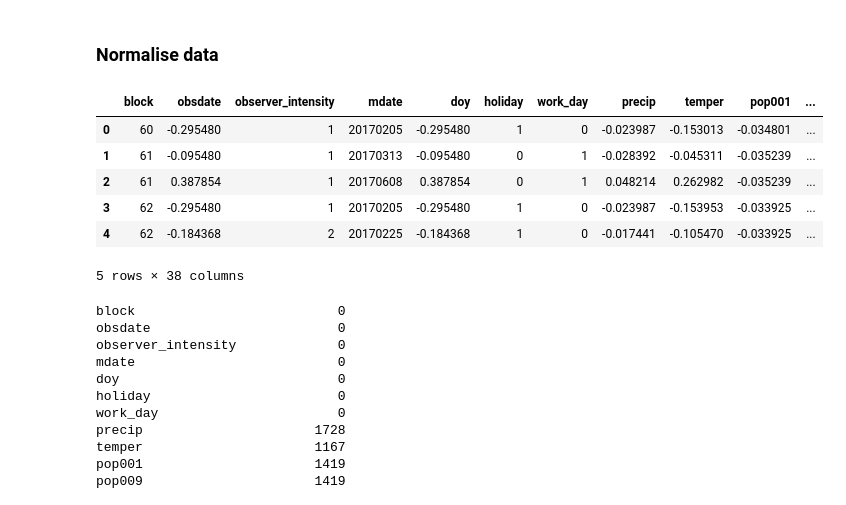
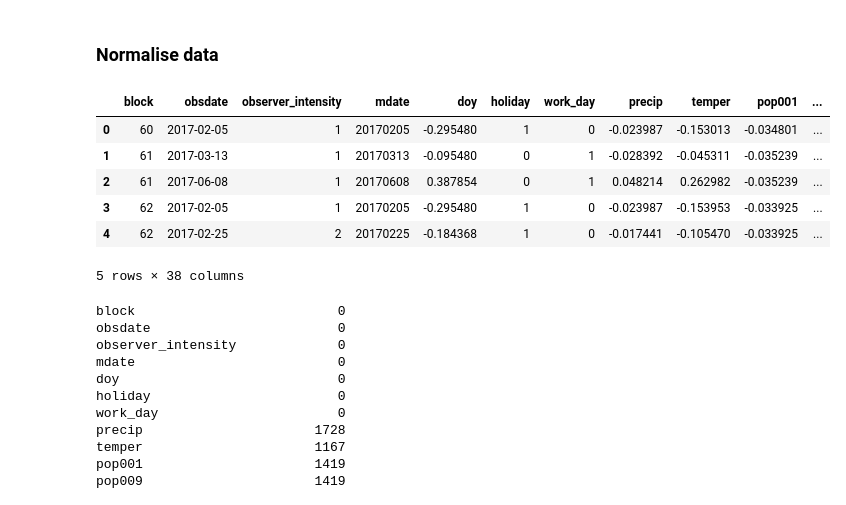
Before and after one commit to 3enedix/BGP_2021_B, a Jupyter notebook: ML.ipynb, the cells around one changed output. Cells and saved outputs as stored; diff of their text form; code cells hidden in the pictures.

```diff
--- a/ML.ipynb
+++ b/ML.ipynb
@@ -29,23 +29,24 @@ data_daily.head()
 # %%
 data_norm_daily = pd.DataFrame()
 for (colname, coldata) in data_daily.iteritems():
     if colname == 'woy' \
     or colname == 'block' \
     or colname == 'observer_intensity' \
+    or colname == 'obsdate' \
     or colname == 'mdate' \
     or colname == 'holiday' \
     or colname == 'work_day':
         data_norm_daily[colname] = data_daily[colname]
     else:
         data_norm_daily[colname] = (data_daily[colname] - data_daily[colname].mean()) / (data_daily[colname].max() - data_daily[colname].min())
 data_norm_daily.head()
 # %% [output]
 |  | block | obsdate | observer_intensity | mdate | doy | holiday | work_day | precip | temper | pop001 | ... |
-| 0 | 60 | -0.295480 | 1 | 20170205 | -0.295480 | 1 | 0 | -0.023987 | -0.153013 | -0.034801 | ... |
-| 1 | 61 | -0.095480 | 1 | 20170313 | -0.095480 | 0 | 1 | -0.028392 | -0.045311 | -0.035239 | ... |
-| 2 | 61 | 0.387854 | 1 | 20170608 | 0.387854 | 0 | 1 | 0.048214 | 0.262982 | -0.035239 | ... |
-| 3 | 62 | -0.295480 | 1 | 20170205 | -0.295480 | 1 | 0 | -0.023987 | -0.153953 | -0.033925 | ... |
-| 4 | 62 | -0.184368 | 2 | 20170225 | -0.184368 | 1 | 0 | -0.017441 | -0.105470 | -0.033925 | ... |
+| 0 | 60 | 2017-02-05 | 1 | 20170205 | -0.295480 | 1 | 0 | -0.023987 | -0.153013 | -0.034801 | ... |
+| 1 | 61 | 2017-03-13 | 1 | 20170313 | -0.095480 | 0 | 1 | -0.028392 | -0.045311 | -0.035239 | ... |
+| 2 | 61 | 2017-06-08 | 1 | 20170608 | 0.387854 | 0 | 1 | 0.048214 | 0.262982 | -0.035239 | ... |
+| 3 | 62 | 2017-02-05 | 1 | 20170205 | -0.295480 | 1 | 0 | -0.023987 | -0.153953 | -0.033925 | ... |
+| 4 | 62 | 2017-02-25 | 2 | 20170225 | -0.184368 | 1 | 0 | -0.017441 | -0.105470 | -0.033925 | ... |
 5 rows × 38 columns
 # %%
 data_norm_daily.isnull().sum()
```
Also changed, not shown: parts of 14 cells of this notebook.
